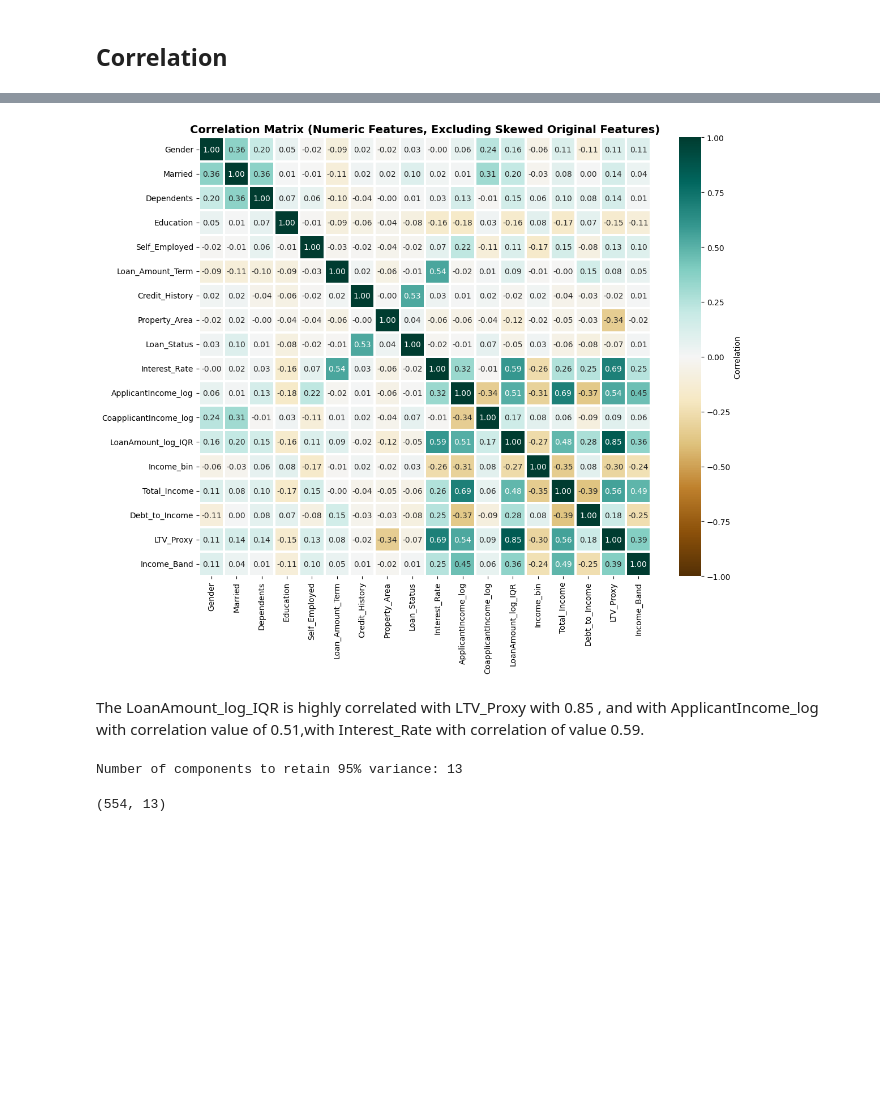
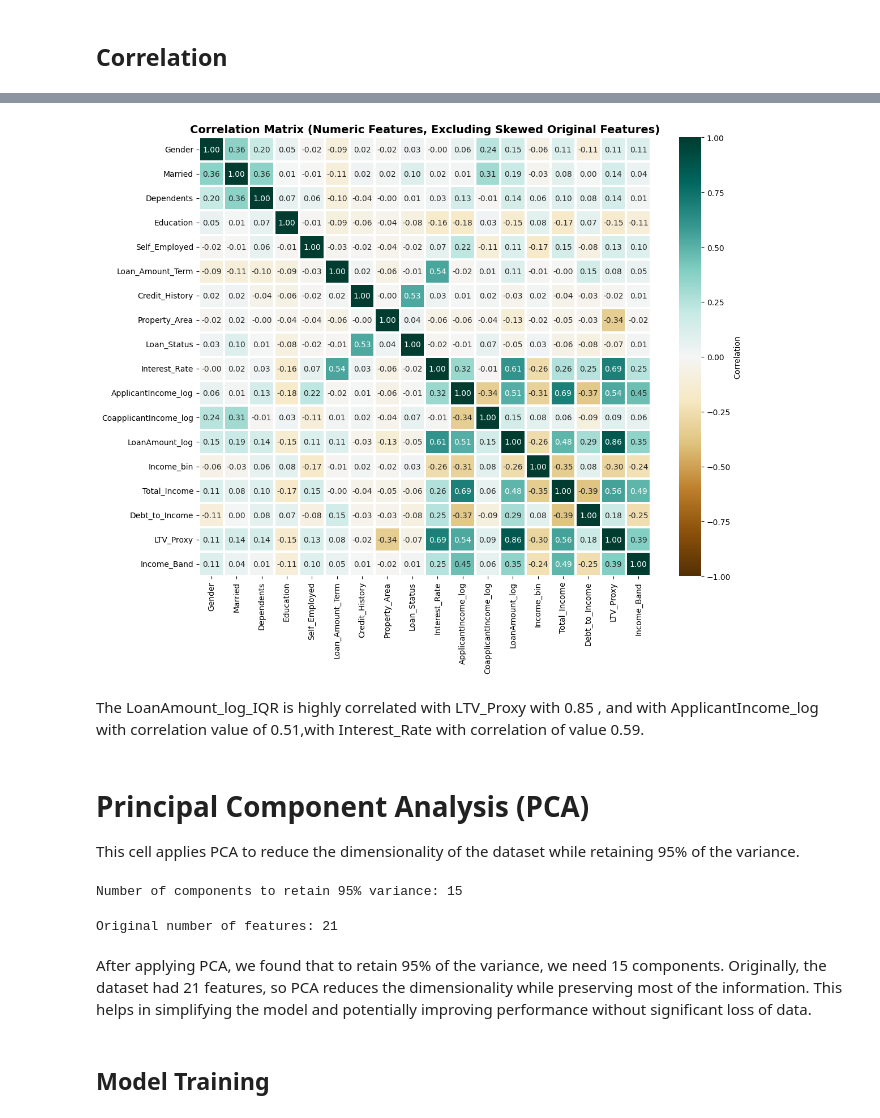
Before and after one commit to ShresthaRajwol/FDS_Project_, a Jupyter notebook: model.ipynb, the cells around one changed output, grey strips where cells are left out. Saved outputs shown, nothing was run; the diff lists cells and outputs as text; code cells hidden in the pictures; blank space fills up the shorter version.

```diff
--- a/model.ipynb
+++ b/model.ipynb
@@ -100,48 +112,61 @@ As the skewness of log_transform with IQR is  in most suitable range than only l
 # %%
 import matplotlib.pyplot as plt
 import seaborn as sns
 
 # Exclude skewed original columns
-exclude_cols = ['ApplicantIncome', 'CoapplicantIncome','LoanAmount','LoanAmount_log']
+exclude_cols = ['ApplicantIncome', 'CoapplicantIncome','LoanAmount','LoanAmount_log_IQR']
 
 # Select numeric columns except the excluded ones
 numeric_cols = [col for col in loan.select_dtypes(include=['number']).columns if col not in exclude_cols]
 loan_numeric = loan[numeric_cols]
 
 # Compute correlation matrix
 corr_matrix = loan_numeric.corr()
 
 # Plot heatmap
 plt.figure(figsize=(12,10))
 sns.heatmap(corr_matrix, cmap='BrBG', annot=True, fmt='.2f', linewidths=1.5,
             vmin=-1, vmax=1, cbar_kws={'label': 'Correlation'})
 plt.title('Correlation Matrix (Numeric Features, Excluding Skewed Original Features)',
           fontweight='bold', fontsize=14)
 plt.tight_layout()
 plt.show()
 # %% [output]
-[figure, old version]
+[figure, new version]
 # %% [markdown]
 The LoanAmount_log_IQR is highly correlated with LTV_Proxy with 0.85 , and with ApplicantIncome_log with correlation value of 0.51,with Interest_Rate with correlation of value 0.59.
+# %% [markdown]
+# Principal Component Analysis (PCA)
+This cell applies PCA to reduce the dimensionality of the dataset while retaining 95% of the variance.
 # %%
-# Select numeric features for PCA (excluding target and skewed columns)
-exclude_cols = ['ApplicantIncome', 'CoapplicantIncome', 'LoanAmount', 'Loan_Status','LoanAmount_log']  # add target col if present
-numeric_cols = [col for col in loan.select_dtypes(include=['number']).columns if col not in exclude_cols]
-X = loan[numeric_cols]
 from sklearn.preprocessing import StandardScaler
 from sklearn.decomposition import PCA
 
+# Target variable
+y = loan['LoanAmount_log_IQR']
+
+# Feature selection
+exclude_cols = ['LoanAmount_log_IQR']
+numeric_cols = [col for col in loan.select_dtypes(include=['number']).columns if col not in exclude_cols]
+
+X = loan[numeric_cols]
+
+# Scale first
 scaler = StandardScaler()
 X_scaled = scaler.fit_transform(X)
 
 # Apply PCA
-pca = PCA(n_components=0.95)  # keep 95% variance
+pca = PCA(n_components=0.95)
 X_pca = pca.fit_transform(X_scaled)
 
 print("Number of components to retain 95% variance:", pca.n_components_)
 # %% [output]
-Number of components to retain 95% variance: 13
+Number of components to retain 95% variance: 15
-# %%
-X_pca.shape
-# %% [output]
-(554, 13)
+# %%
+print("Original number of features:", X.shape[1])
+# %% [output]
+Original number of features: 21
+# %% [markdown]
+After applying PCA, we found that to retain 95% of the variance, we need 15 components. Originally, the dataset had 21 features, so PCA reduces the dimensionality while preserving most of the information. This helps in simplifying the model and potentially improving performance without significant loss of data.
+# %% [markdown]
+## Model Training
```
Also changed, not shown: parts of 12 cells of this notebook.
